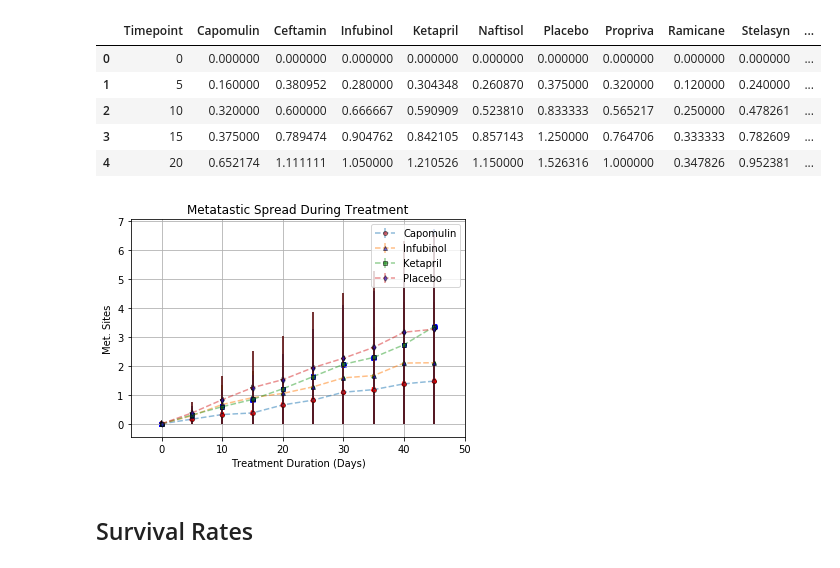
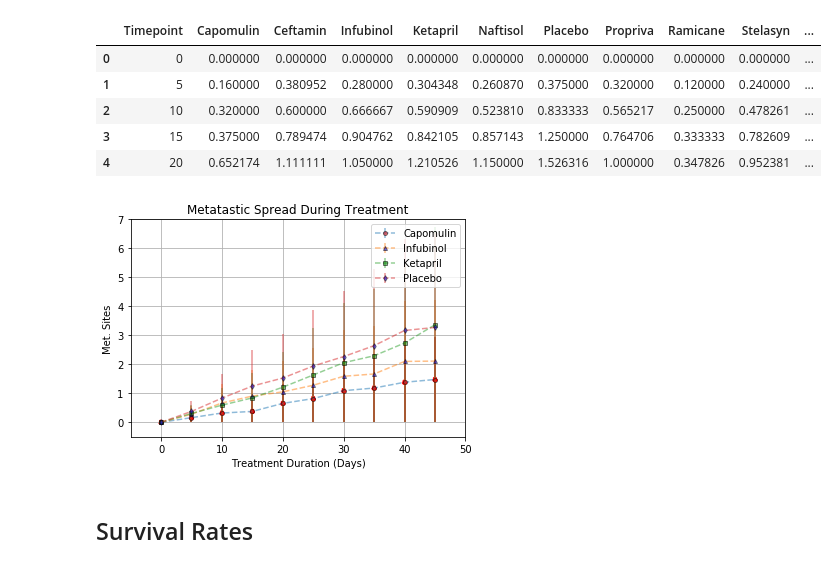
Before and after one commit to benjaminpodell/MatPlotLib_Hw_5, a Jupyter notebook: Matplotlib_Hw_5_pymaceuticals.ipynb, the cells around one changed output. Saved outputs shown, nothing was run; the diff lists cells and outputs as text; code cells hidden in the pictures.

```diff
--- a/Matplotlib_Hw_5_pymaceuticals.ipynb
+++ b/Matplotlib_Hw_5_pymaceuticals.ipynb
@@ -210,9 +220,13 @@ plt.show()
 # %% [markdown]
 ## Metastatic Response to Treatment
 # %%
-# Store the Mean Met. Site Data Grouped by Drug and Timepoint
+# Stores the Mean Met. Site Data Grouped by Drug and Timepoint
 meta_grouped_response = select_drugs_df.groupby(['Drug','Timepoint'])
-meta_grouped_response_df = pd.DataFrame(meta_response["Metastatic Sites"].mean())
+
+# Creates a DataFrame based on the column I would like to see
+meta_grouped_response_df = pd.DataFrame(meta_grouped_response["Metastatic Sites"].mean())
+
+# Displays created DataFrame
 meta_grouped_response_df.head()
 # %% [output]
 |  |  | Metastatic Sites |
@@ -322,42 +337,45 @@ ninth_merge_drop_df_1.head()
 | 3 | 15 | 0.375000 | 0.789474 | 0.904762 | 0.842105 | 0.857143 | 1.250000 | 0.764706 | 0.333333 | 0.782609 | ... |
 | 4 | 20 | 0.652174 | 1.111111 | 1.050000 | 1.210526 | 1.150000 | 1.526316 | 1.000000 | 0.347826 | 0.952381 | ... |
 # %%
-# Generate the Plot (with Error Bars)
+# Variable holding the respective columns of drugs to be used too convert values to floats
 meta_treatment_df = ninth_merge_drop_df_1[["Timepoint", "Capomulin", "Ceftamin", "Infubinol", "Ketapril", "Naftisol", "Placebo", "Propriva", "Ramicane", "Stelasyn","Zoniferol"]]
 meta_treatment_df
 
+# Converts the values in the DataFrame to Float types
 meta_treatment_df['Timepoint'] = meta_treatment_df['Timepoint'].astype(float)
 meta_treatment_df.dtypes
 
-ax=meta_treatment_df.plot(kind='scatter', x='Timepoint',y='Capomulin', linestyle='--', color='red', marker='o', yerr=sterror_capomulin_1);
-ax.errorbar(x=meta_treatment_df['Timepoint'],y=meta_treatment_df['Capomulin'], yerr=sterror_capomulin_1, fmt='o', mfc='r', mec='k', ms=4, mew=1, linestyle='--',alpha=0.5, label="Capomulin" )
+# Plotting four drug type values into a scatter plot along with formatting, lines, colors, errors, etc.
+axis=meta_treatment_df.plot(kind='scatter', x='Timepoint',y='Capomulin', linestyle='--', color='red', marker='o', yerr=sterror_capomulin_1);
+axis.errorbar(x=meta_treatment_df['Timepoint'],y=meta_treatment_df['Capomulin'], yerr=sterror_capomulin_1, fmt='o', mfc='r', mec='k', ms=4, mew=1, linestyle='--',alpha=0.5, label="Capomulin" )
 
 meta_treatment_df.plot(kind='scatter', x='Timepoint', y='Infubinol', linestyle='--', color='DarkGreen', marker='^', yerr = sterror_infubinol_1, ax=ax);
-ax.errorbar(x=meta_treatment_df['Timepoint'],y=meta_treatment_df['Infubinol'], yerr=sterror_infubinol_1, fmt='^', mfc='b', mec='k', ms=4, mew=1, linestyle='--', alpha=0.5, label="Infubinol")
+axis.errorbar(x=meta_treatment_df['Timepoint'],y=meta_treatment_df['Infubinol'], yerr=sterror_infubinol_1, fmt='^', mfc='b', mec='k', ms=4, mew=1, linestyle='--', alpha=0.5, label="Infubinol")
 
 meta_treatment_df.plot(kind='scatter', x='Timepoint', y='Ketapril', linestyle='--', color='blue', marker='s',  yerr = sterror_ketapril_1,  ax=ax);
-ax.errorbar(x=meta_treatment_df['Timepoint'],y=meta_treatment_df['Ketapril'], yerr=sterror_ketapril_1, fmt='s', mfc='g', mec='k', ms=4, mew=1, linestyle='--', alpha=0.5, label="Ketapril")
+axis.errorbar(x=meta_treatment_df['Timepoint'],y=meta_treatment_df['Ketapril'], yerr=sterror_ketapril_1, fmt='s', mfc='g', mec='k', ms=4, mew=1, linestyle='--', alpha=0.5, label="Ketapril")
 
 meta_treatment_df.plot(kind='scatter', x='Timepoint', y='Placebo', linestyle='--', color='black', marker='d',  yerr = sterror_placebo_1,  ax=ax);
-ax.errorbar(x=meta_treatment_df['Timepoint'],y=meta_treatment_df['Placebo'], yerr=sterror_placebo_1, fmt='d', mfc='b', mec='k', ms=4, mew=1, linestyle='--', alpha=0.5, label="Placebo")
+axis.errorbar(x=meta_treatment_df['Timepoint'],y=meta_treatment_df['Placebo'], yerr=sterror_placebo_1, fmt='d', mfc='b', mec='k', ms=4, mew=1, linestyle='--', alpha=0.5, label="Placebo")
 
-xlim = ax.get_xlim()
-n = 0.1
-new_xlim = (xlim[0] + xlim[1])/2 + np.array((-0.5, 0.5)) * (xlim[1] - xlim[0]) * (1 + n)
-ax.set_xlim(new_xlim)
-ax.grid()
-ax.set_xlabel("Treatment Duration (Days)")
-ax.set_ylabel("Met. Sites")
-ax.set_title("Metatastic Spread During Treatment")
-legend = ax.legend(loc='best', shadow=True)
-handles, labels = ax.get_legend_handles_labels()
-ax.legend(handles, labels )
-# Save the Figure
+# Setting Graph info such as limits, grids, labels, legend, etc.
+plt.xlim(-5,50)
+plt.ylim(-.5,7)
+axis.grid()
+axis.set_xlabel("Treatment Duration (Days)")
+axis.set_ylabel("Met. Sites")
+axis.set_title("Metatastic Spread During Treatment")
+legend = axis.legend(loc='best', shadow=True)
+handles, labels = axis.get_legend_handles_labels()
+axis.legend(handles, labels )
+
+# Output variable that saves the figure as a png"
 plt.savefig("Metastatic_Spread_During_Treatment.png")
-# Show the Figure
+
+# Displays the Result
 plt.show()
 # %% [output]
-[figure, old version]
+[figure, new version]
 # %% [markdown]
 ## Survival Rates
 # %%
```
Also changed, not shown: parts of 22 cells of this notebook, 3 other files.
